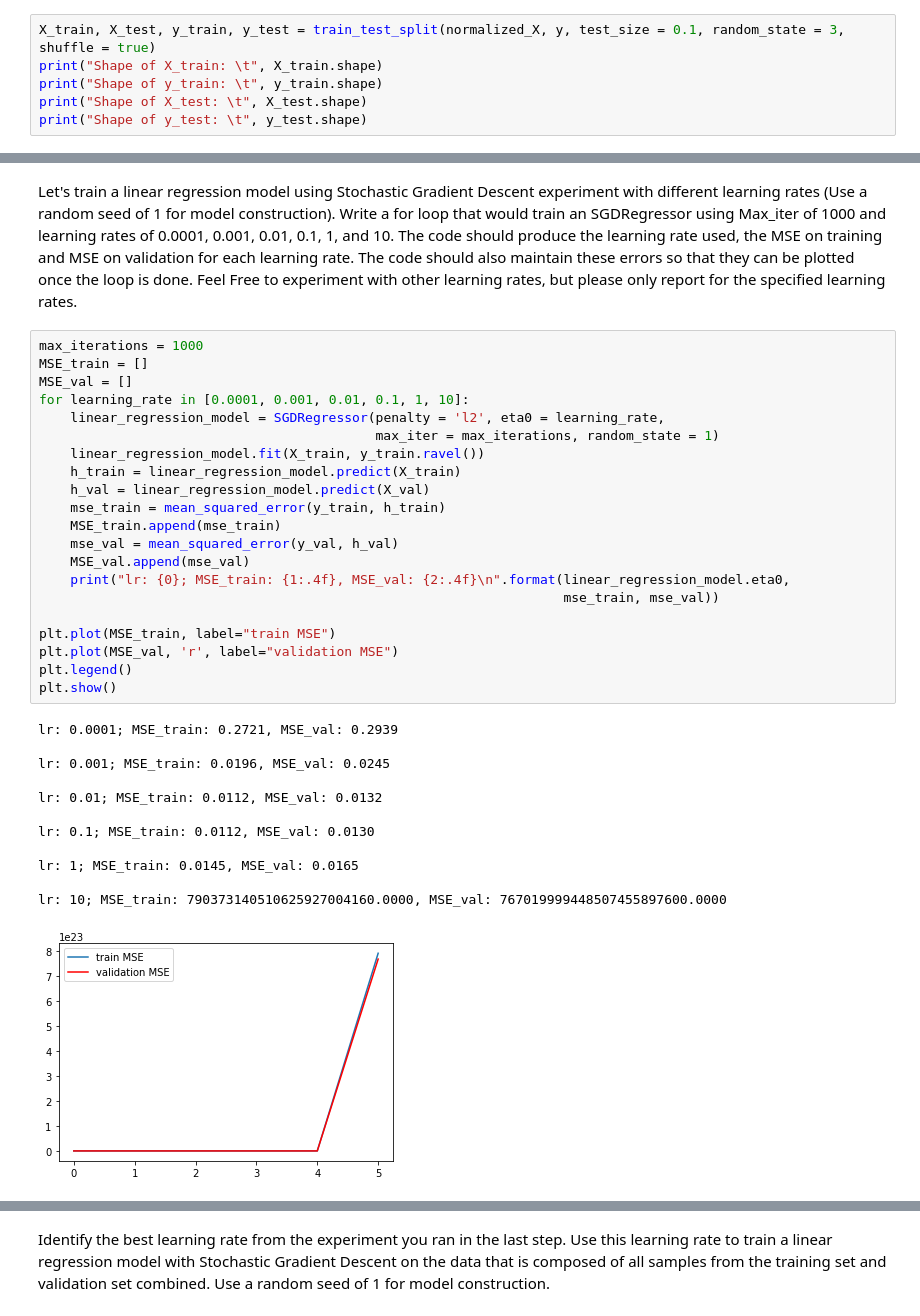
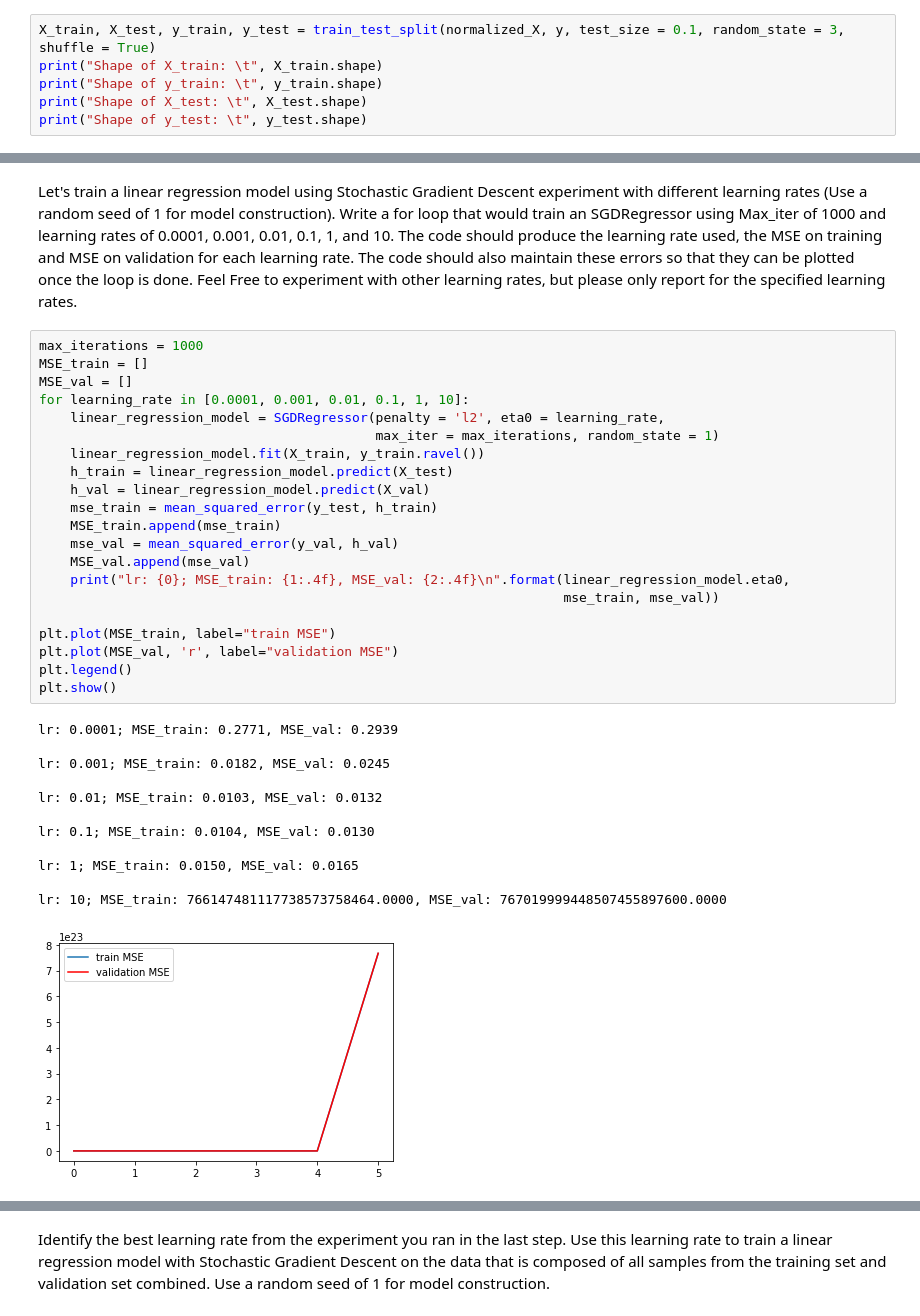
Before and after one commit to bradylange/temperature-decay-rate, a Jupyter notebook: Assignment 3.ipynb, the cells around one changed output, grey strips where cells are left out. Cells and saved outputs as stored; diff of their text form.

```diff
--- a/Assignment 3.ipynb
+++ b/Assignment 3.ipynb
@@ -72,7 +70,7 @@ Shape of Normalized X:	 (1000, 2)
 # %% [markdown]
 Now that we have preprocessed X, it is time to put aside a test set.  Use train_test_split function to generate X_train, X_test, y_train, y_test.  You must make sure that the data is shuffled prior to split. Set the random seed to 3 for shuffling.
 # %%
-X_train, X_test, y_train, y_test = train_test_split(normalized_X, y, test_size = 0.1, random_state = 3, shuffle = true)
+X_train, X_test, y_train, y_test = train_test_split(normalized_X, y, test_size = 0.1, random_state = 3, shuffle = True)
 print("Shape of X_train: \t", X_train.shape)
 print("Shape of y_train: \t", y_train.shape)
 print("Shape of X_test: \t", X_test.shape)
@@ -120,37 +118,37 @@ Let's train a linear regression model using Stochastic Gradient Descent experime
 # %%
 max_iterations = 1000
 MSE_train = []
 MSE_val = []
 for learning_rate in [0.0001, 0.001, 0.01, 0.1, 1, 10]:
     linear_regression_model = SGDRegressor(penalty = 'l2', eta0 = learning_rate,
                                            max_iter = max_iterations, random_state = 1)
     linear_regression_model.fit(X_train, y_train.ravel())
-    h_train = linear_regression_model.predict(X_train)
+    h_train = linear_regression_model.predict(X_test)
     h_val = linear_regression_model.predict(X_val)
-    mse_train = mean_squared_error(y_train, h_train)
+    mse_train = mean_squared_error(y_test, h_train)
     MSE_train.append(mse_train)
     mse_val = mean_squared_error(y_val, h_val)
     MSE_val.append(mse_val)
     print("lr: {0}; MSE_train: {1:.4f}, MSE_val: {2:.4f}\n".format(linear_regression_model.eta0,
                                                                    mse_train, mse_val))
 
 plt.plot(MSE_train, label="train MSE")
 plt.plot(MSE_val, 'r', label="validation MSE")
 plt.legend()
 plt.show()
 # %% [output]
-lr: 0.0001; MSE_train: 0.2721, MSE_val: 0.2939
+lr: 0.0001; MSE_train: 0.2771, MSE_val: 0.2939
 
-lr: 0.001; MSE_train: 0.0196, MSE_val: 0.0245
+lr: 0.001; MSE_train: 0.0182, MSE_val: 0.0245
 
-lr: 0.01; MSE_train: 0.0112, MSE_val: 0.0132
+lr: 0.01; MSE_train: 0.0103, MSE_val: 0.0132
 
-lr: 0.1; MSE_train: 0.0112, MSE_val: 0.0130
+lr: 0.1; MSE_train: 0.0104, MSE_val: 0.0130
 
-lr: 1; MSE_train: 0.0145, MSE_val: 0.0165
+lr: 1; MSE_train: 0.0150, MSE_val: 0.0165
 
-lr: 10; MSE_train: 790373140510625927004160.0000, MSE_val: 767019999448507455897600.0000
+lr: 10; MSE_train: 766147481117738573758464.0000, MSE_val: 767019999448507455897600.0000
-[figure, old version]
+[figure, new version]
 # %% [markdown]
 ## Expected output
 <img src="Figure1.png" width="40%" height="40%">
```
Also changed, not shown: parts of 9 cells of this notebook.
